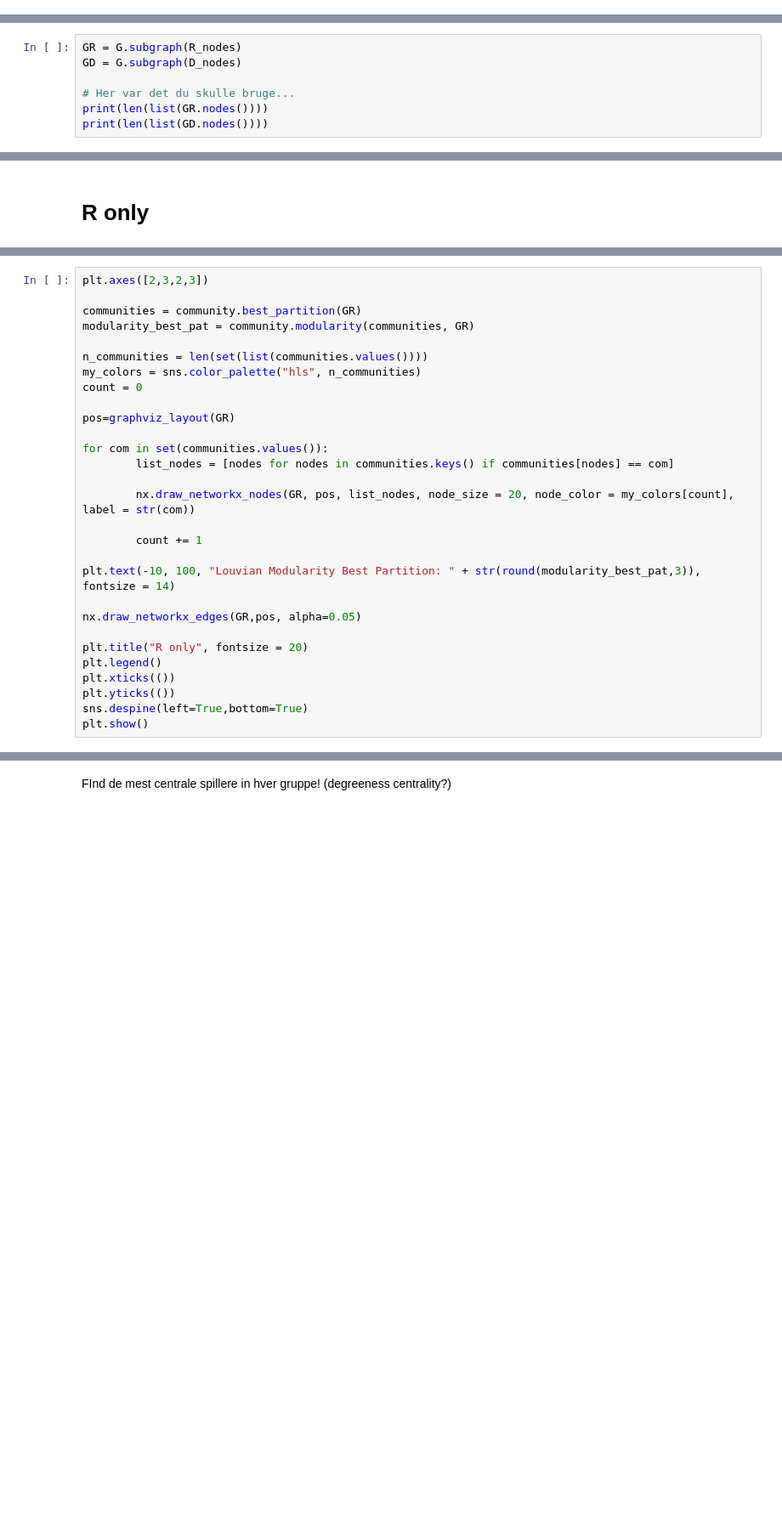
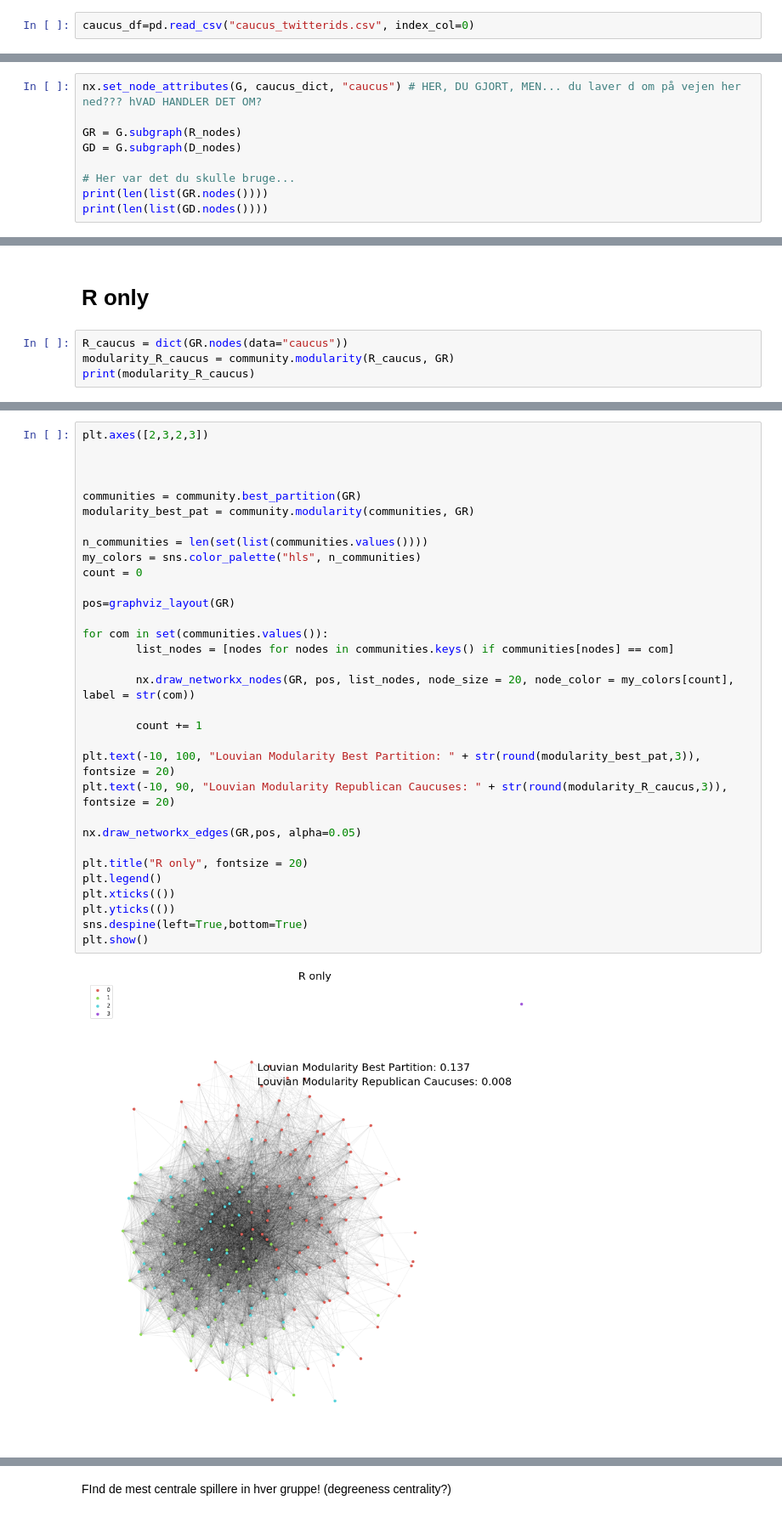
Before and after one commit to philippschmalen/Project_tsds, a Jupyter notebook: Simon/network_all_data.ipynb, the cells around one changed output, grey strips where cells are left out. Shown at 85% size. Cells and saved outputs as stored; diff of their text form; blank space fills up the shorter version.

```diff
--- a/Simon/network_all_data.ipynb
+++ b/Simon/network_all_data.ipynb
@@ -63,6 +63,8 @@ set(df_house.party) # hvor kommer ingen indies!
 pkl_file = open('edges_RepRyanZinke.pkl', 'rb')
 edges = pickle.load(pkl_file)
 pkl_file.close()
+# %%
+caucus_df=pd.read_csv("caucus_twitterids.csv", index_col=0)
 # %%
 G = nx.Graph()
 G.add_edges_from(edges) # Indies må komme herfra! Der må være edges som du ikke har nodes på....
@@ -727,6 +756,8 @@ caucus_df.sample(6)
 # %% [markdown]
 **Måske du herunder skullle fokusere kun på top 1? Så kan du også få navne ind....**
 # %%
+nx.set_node_attributes(G, caucus_dict, "caucus") # HER, DU GJORT, MEN... du laver d om på vejen her ned??? hVAD HANDLER DET OM?
+
 GR = G.subgraph(R_nodes)
 GD = G.subgraph(D_nodes)
 
@@ -736,2 +770,6 @@ print(len(list(GD.nodes())))
 # %% [markdown]
 # R only
+# %%
+R_caucus = dict(GR.nodes(data="caucus"))
+modularity_R_caucus = community.modularity(R_caucus, GR)
+print(modularity_R_caucus)
@@ -738,32 +778,37 @@ print(len(list(GD.nodes())))
 # %%
 plt.axes([2,3,2,3])
+
+
 
 communities = community.best_partition(GR)
 modularity_best_pat = community.modularity(communities, GR)
 
 n_communities = len(set(list(communities.values())))
 my_colors = sns.color_palette("hls", n_communities)
 count = 0
 
 pos=graphviz_layout(GR)
 
 for com in set(communities.values()):
         list_nodes = [nodes for nodes in communities.keys() if communities[nodes] == com]
 
         nx.draw_networkx_nodes(GR, pos, list_nodes, node_size = 20, node_color = my_colors[count], label = str(com))
 
         count += 1
 
-plt.text(-10, 100, "Louvian Modularity Best Partition: " + str(round(modularity_best_pat,3)), fontsize = 14)
+plt.text(-10, 100, "Louvian Modularity Best Partition: " + str(round(modularity_best_pat,3)), fontsize = 20)
+plt.text(-10, 90, "Louvian Modularity Republican Caucuses: " + str(round(modularity_R_caucus,3)), fontsize = 20)
 
 nx.draw_networkx_edges(GR,pos, alpha=0.05)
 
 plt.title("R only", fontsize = 20)
 plt.legend()
 plt.xticks(())
 plt.yticks(())
 sns.despine(left=True,bottom=True)
 plt.show()
+# %% [output]
+[figure, added]
 # %%
 rep_DG = pd.DataFrame(pd.Series(dict(nx.degree(GR)))).reset_index().rename(columns={'index': 'rep', 0: 'degree'})
 rep_DC = pd.DataFrame(pd.Series(nx.degree_centrality(GR))).reset_index().rename(columns={'index': 'rep', 0: 'degree_cent'})
```
Also changed, not shown: parts of 31 cells of this notebook.
